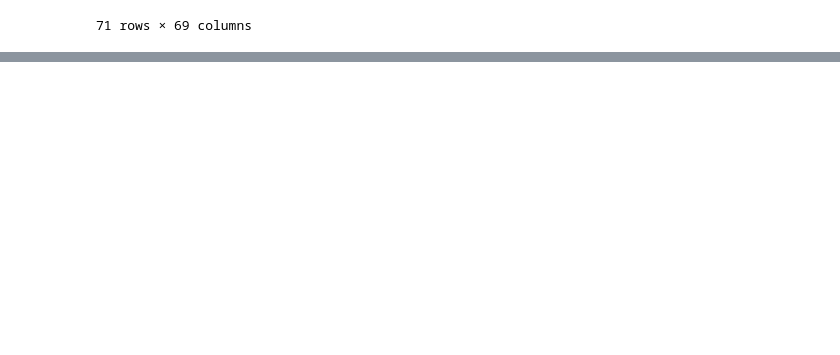
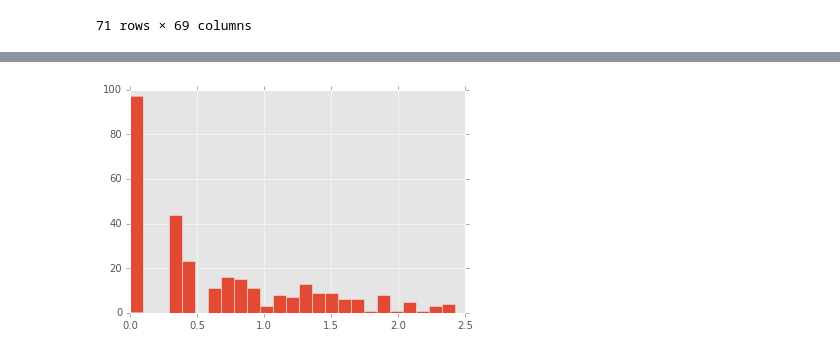
Before and after one commit to FourSwordKirby/MALDataScience, a Jupyter notebook: more_stats.ipynb, the cells around one changed output, grey strips where cells are left out. Saved outputs shown, nothing was run; the diff lists cells and outputs as text; code cells hidden in the pictures; blank space fills up the shorter version.

```diff
--- a/more_stats.ipynb
+++ b/more_stats.ipynb
@@ -149,0 +248,15 @@ only_genre("vampire")
+# %%
+MAL_df['studios'] = MAL_df['studios'].apply(lambda s: eval(s))
+# %%
+def split_field(df, field):
+    new_rows = []
+    for index, row in df.iterrows():
+        for item in row[field]:
+            new_rows.append((row['id'], item))
+    new_df = pd.DataFrame(new_rows, columns=['id', 's_studio'])
+    return pd.merge(df, new_df, how='inner', left_on='id', right_on='id')
+
+studio_df = split_field(MAL_df, "studios")
+studio_df['studios'] = studio_df['s_studio']
+# %%
+MAL_df = studio_df
@@ -149,0 +283,9 @@ only_genre("vampire")
+# %%
+# Collapse AIC companies under AIC
+MAL_df['studios'] = MAL_df['studios'].apply(lambda s: u'AIC' if s.startswith('AIC') else s)
+# Collapse Xebec Zwei into Xebec
+MAL_df['studios'] = MAL_df['studios'].apply(lambda s: u'Xebec' if s.startswith('Xebec') else s)
+
+studios = MAL_df['studios'].unique()
+by_studios = MAL_df.groupby('studios', as_index=False)
+print studios
@@ -149,0 +310,4 @@ only_genre("vampire")
+# %%
+plt.hist(np.log10(by_studios.size()), bins=25);
+# %% [output]
+[figure, added]
```
Also changed, not shown: parts of 32 cells of this notebook, 3 other files.
